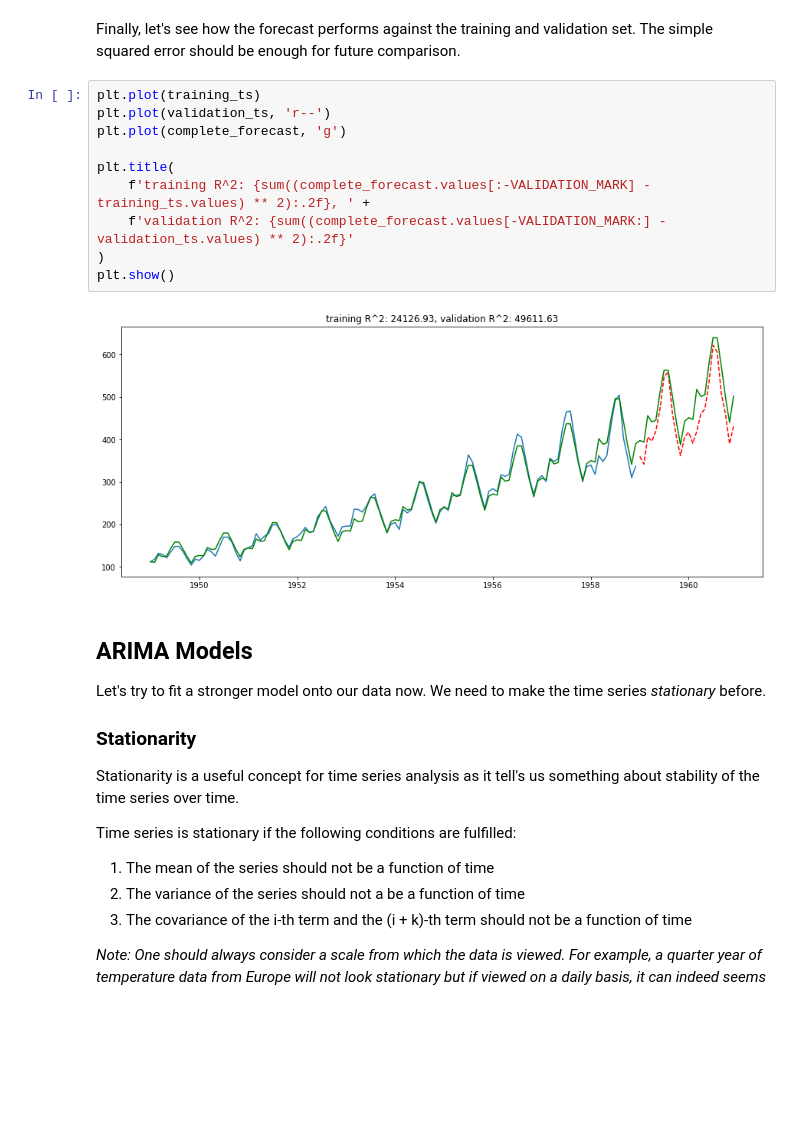
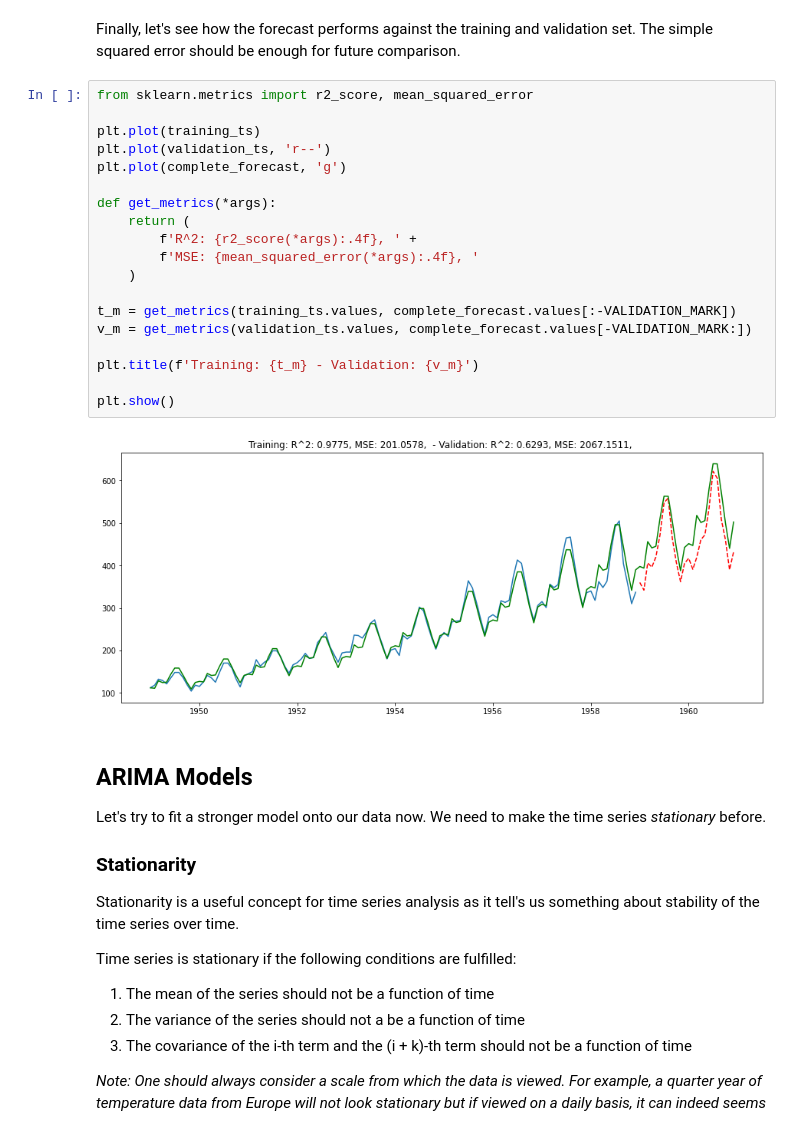
Before and after one commit to mlcollege/time-series-analysis, a Jupyter notebook: src/arima-complete.ipynb, the cells around one changed output. Saved outputs shown, nothing was run; the diff lists cells and outputs as text; blank space fills up the shorter version.

```diff
--- a/src/arima-complete.ipynb
+++ b/src/arima-complete.ipynb
@@ -216,18 +216,27 @@ Last, we need to inflate the series again to return it into the correct # passen
 complete_forecast = np.exp(forecast_trend + forecast_season)
 # %% [markdown]
 Finally, let's see how the forecast performs against the training and validation set. The simple squared error should be enough for future comparison.
-# %%
-plt.plot(training_ts)
-plt.plot(validation_ts, 'r--')
-plt.plot(complete_forecast, 'g')
-
-plt.title(
-    f'training R^2: {sum((complete_forecast.values[:-VALIDATION_MARK] - training_ts.values) ** 2):.2f}, ' +
-    f'validation R^2: {sum((complete_forecast.values[-VALIDATION_MARK:] - validation_ts.values) ** 2):.2f}'
-)
-plt.show()
-# %% [output]
-[figure, removed]
+# %%
+from sklearn.metrics import r2_score, mean_squared_error
+
+plt.plot(training_ts)
+plt.plot(validation_ts, 'r--')
+plt.plot(complete_forecast, 'g')
+
+def get_metrics(*args):
+    return (
+        f'R^2: {r2_score(*args):.4f}, ' +
+        f'MSE: {mean_squared_error(*args):.4f}, '
+    )
+
+t_m = get_metrics(training_ts.values, complete_forecast.values[:-VALIDATION_MARK])
+v_m = get_metrics(validation_ts.values, complete_forecast.values[-VALIDATION_MARK:])
+
+plt.title(f'Training: {t_m} - Validation: {v_m}')
+
+plt.show()
+# %% [output]
+[figure, added]
 # %% [markdown]
 ## ARIMA Models
 
```
Also changed, not shown: parts of 4 cells of this notebook, 3 other files.
